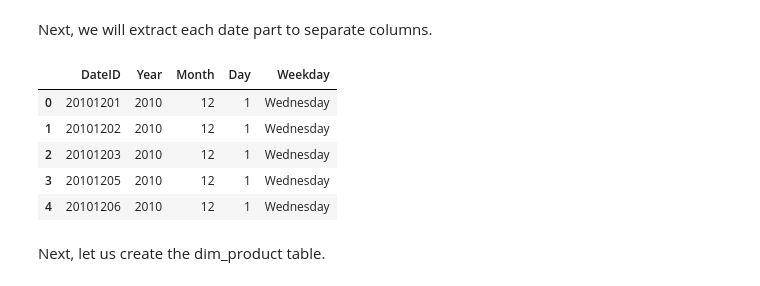
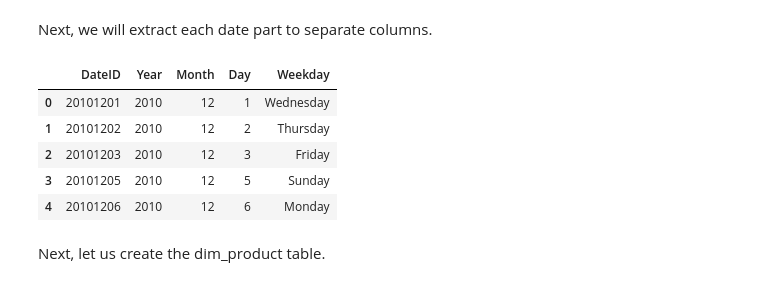
Before and after one commit to ZeroPlaya/UCI-Retail-Data-Pipeline, a Jupyter notebook: code/data_cleaning_steps.ipynb, the cells around one changed output. Saved outputs shown, nothing was run; the diff lists cells and outputs as text; code cells hidden in the pictures.

```diff
--- a/code/data_cleaning_steps.ipynb
+++ b/code/data_cleaning_steps.ipynb
@@ -205,24 +203,27 @@ dim_date.head()
 # %% [markdown]
 Next, we will extract each date part to separate columns.
 # %%
-dim_date['Year'] = pd.to_datetime(df['Date']).dt.year
-dim_date['Month'] = pd.to_datetime(df['Date']).dt.month
-dim_date['Day'] = pd.to_datetime(df['Date']).dt.day
-dim_date['Weekday'] = pd.to_datetime(df['Date']).dt.day_name()
+unique_dates = pd.to_datetime(df['Date'].drop_duplicates()).reset_index(drop=True)
+
+
+dim_date['Year'] = unique_dates.dt.year
+dim_date['Month'] = unique_dates.dt.month
+dim_date['Day'] = unique_dates.dt.day
+dim_date['Weekday'] = unique_dates.dt.day_name()
 
 date_order = [
     'DateID', 'Year', 'Month', 'Day', 'Weekday'
 ]
 
 dim_date = dim_date[date_order]
 dim_date.head()
 # %% [output]
 |  | DateID | Year | Month | Day | Weekday |
 | 0 | 20101201 | 2010 | 12 | 1 | Wednesday |
-| 1 | 20101202 | 2010 | 12 | 1 | Wednesday |
-| 2 | 20101203 | 2010 | 12 | 1 | Wednesday |
-| 3 | 20101205 | 2010 | 12 | 1 | Wednesday |
-| 4 | 20101206 | 2010 | 12 | 1 | Wednesday |
+| 1 | 20101202 | 2010 | 12 | 2 | Thursday |
+| 2 | 20101203 | 2010 | 12 | 3 | Friday |
+| 3 | 20101205 | 2010 | 12 | 5 | Sunday |
+| 4 | 20101206 | 2010 | 12 | 6 | Monday |
 # %% [markdown]
 Next, let us create the dim_product table.
 # %%
```
Also changed, not shown: parts of 3 cells of this notebook, 3 other files.
